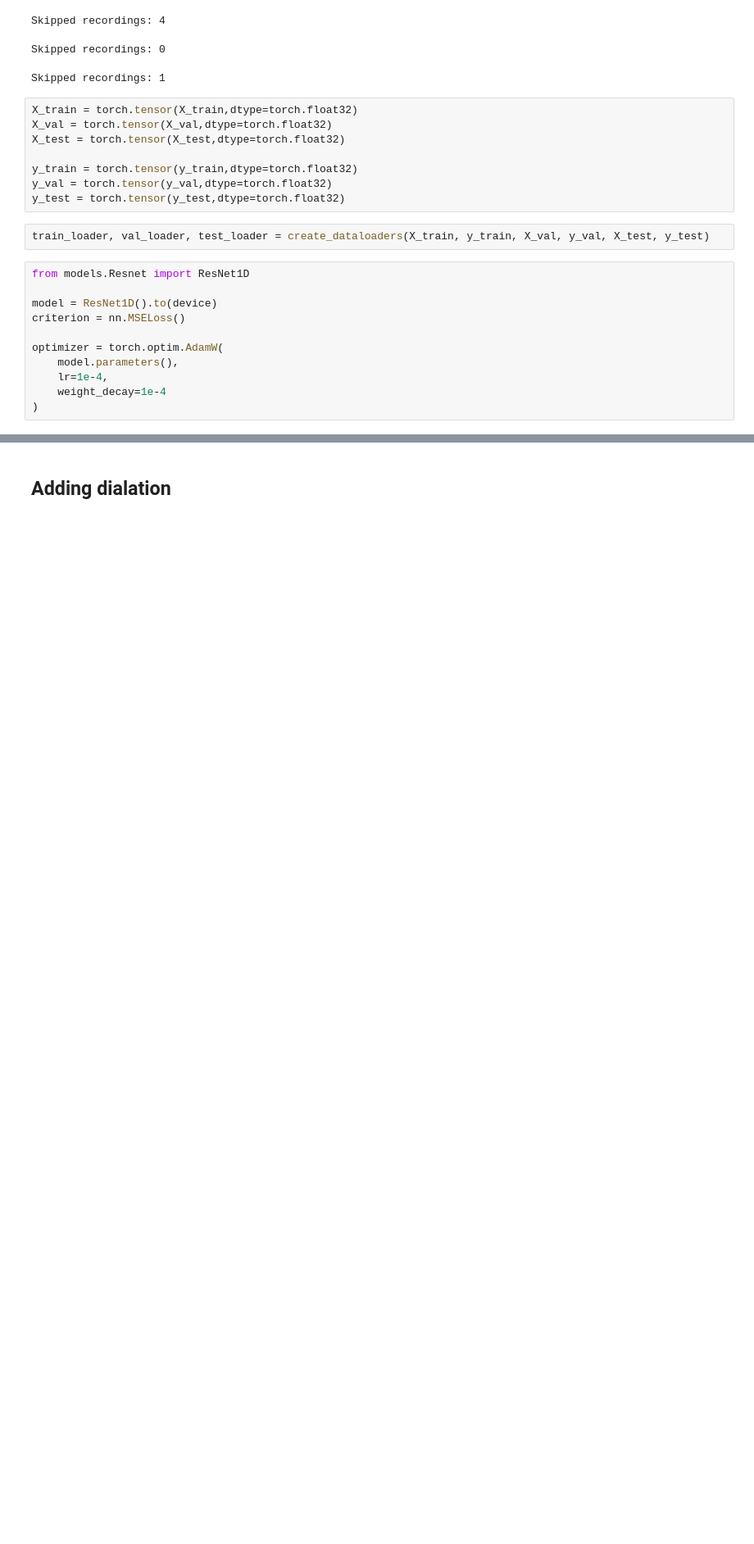
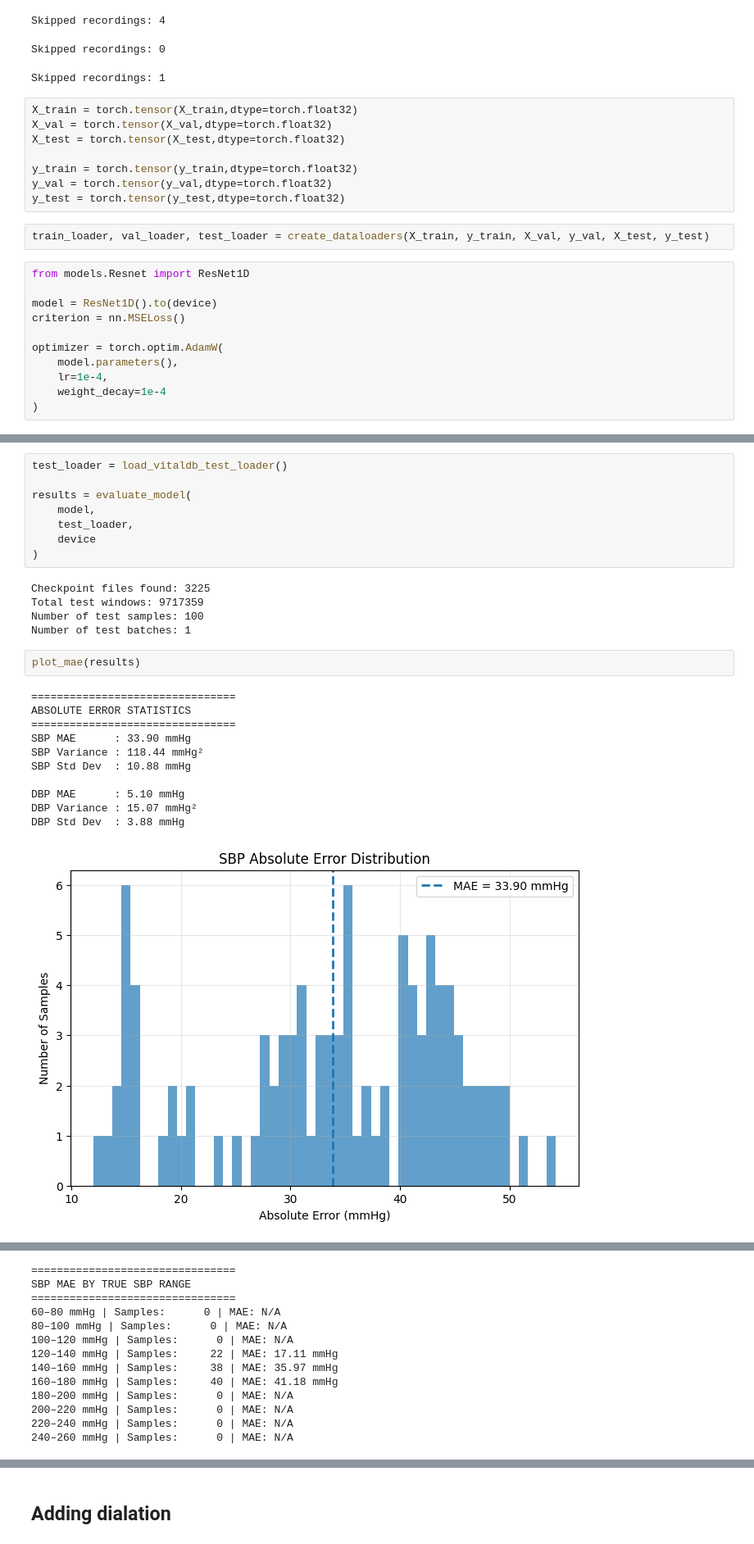
Before and after one commit to Yashvi1701/BP_estimation, a Jupyter notebook: experiments/resnet_uci.ipynb, the cells around one changed output, grey strips where cells are left out. Shown at 82% size. Saved outputs shown, nothing was run; the diff lists cells and outputs as text; blank space fills up the shorter version.

```diff
--- a/experiments/resnet_uci.ipynb
+++ b/experiments/resnet_uci.ipynb
@@ -117,0 +298,27 @@ Error:
+# %%
+test_loader = load_vitaldb_test_loader()
+
+results = evaluate_model(
+    model,
+    test_loader,
+    device
+)
+# %% [output]
+Checkpoint files found: 3225
+Total test windows: 9717359
+Number of test samples: 100
+Number of test batches: 1
+# %%
+plot_mae(results)
+# %% [output]
+================================
+ABSOLUTE ERROR STATISTICS
+================================
+SBP MAE      : 33.90 mmHg
+SBP Variance : 118.44 mmHg²
+SBP Std Dev  : 10.88 mmHg
+
+DBP MAE      : 5.10 mmHg
+DBP Variance : 15.07 mmHg²
+DBP Std Dev  : 3.88 mmHg
+[figure, added]
@@ -117,0 +326,13 @@ Error:
+================================
+SBP MAE BY TRUE SBP RANGE
+================================
+60–80 mmHg | Samples:      0 | MAE: N/A
+80–100 mmHg | Samples:      0 | MAE: N/A
+100–120 mmHg | Samples:      0 | MAE: N/A
+120–140 mmHg | Samples:     22 | MAE: 17.11 mmHg
+140–160 mmHg | Samples:     38 | MAE: 35.97 mmHg
+160–180 mmHg | Samples:     40 | MAE: 41.18 mmHg
+180–200 mmHg | Samples:      0 | MAE: N/A
+200–220 mmHg | Samples:      0 | MAE: N/A
+220–240 mmHg | Samples:      0 | MAE: N/A
+240–260 mmHg | Samples:      0 | MAE: N/A
```
Also changed, not shown: parts of 32 cells of this notebook, 8 other files.
